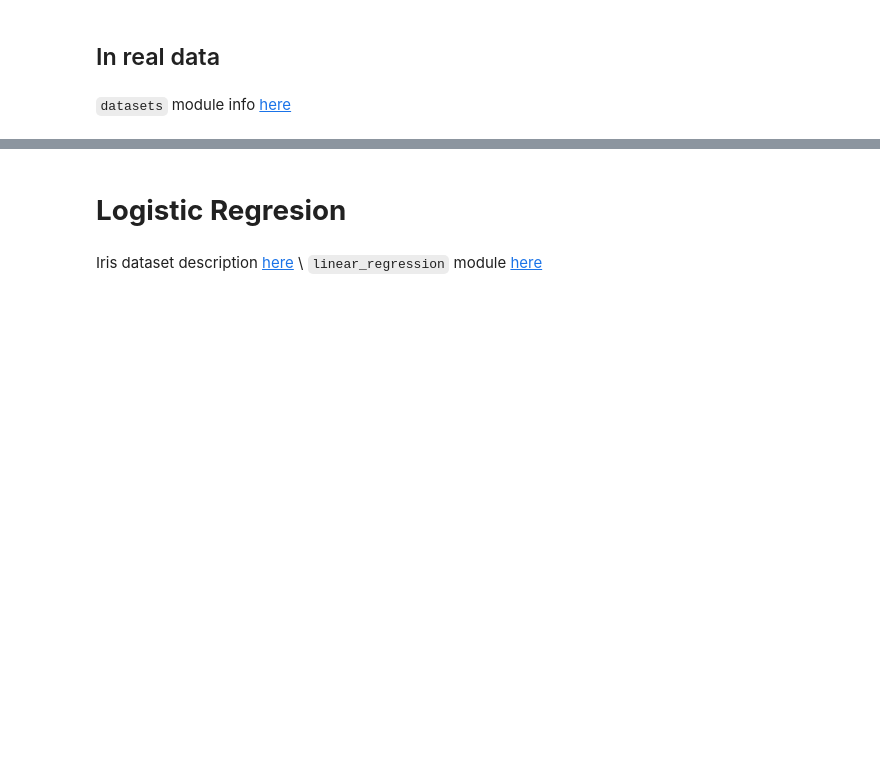
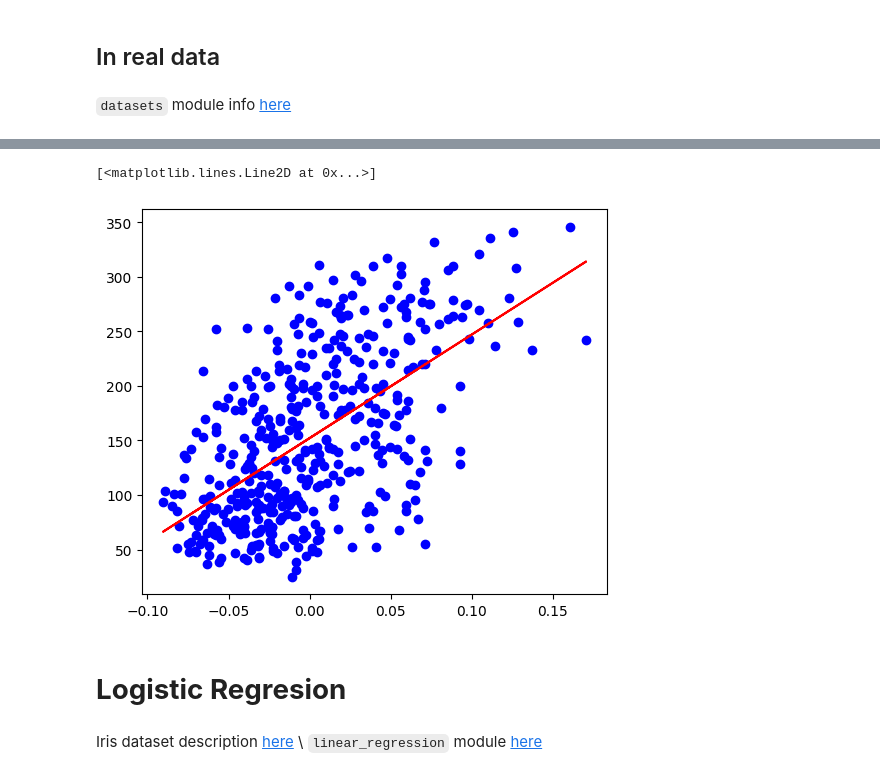
Before and after one commit to VanessaUsma/machine_learning, a Jupyter notebook: Sem_02/Linear_Logistic_Reg.ipynb, the cells around one changed output, grey strips where cells are left out. Saved outputs shown, nothing was run; the diff lists cells and outputs as text; code cells hidden in the pictures; blank space fills up the shorter version.

```diff
--- a/Sem_02/Linear_Logistic_Reg.ipynb
+++ b/Sem_02/Linear_Logistic_Reg.ipynb
@@ -82,8 +102,11 @@ print ("w = " + str( _ ) + ", b = " + str( _ ))
 # %%
 # Plot outputs
-_, ax = plt.subplots (figsize=(8,5))
-ax.scatter( _ , _ , color="blue")
-ax.plot( _ , _ , color="red")
+_, ax = plt.subplots (figsize=(6,5))
+ax.scatter(diabetes_X, diabetes_y , color="blue")
+ax.plot( diabetes_X , diabetes_y_pred, color="red")
+# %% [output]
+[<matplotlib.lines.Line2D at 0x...>]
+[figure, added]
 # %% [markdown]
 # **Logistic Regresion**
 # %% [markdown]
```
Also changed, not shown: parts of 13 cells of this notebook.
